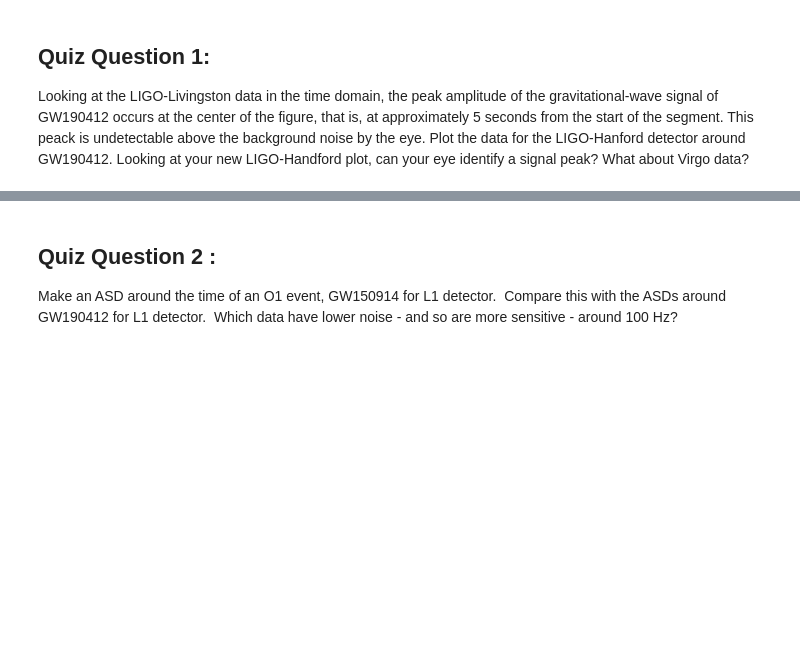
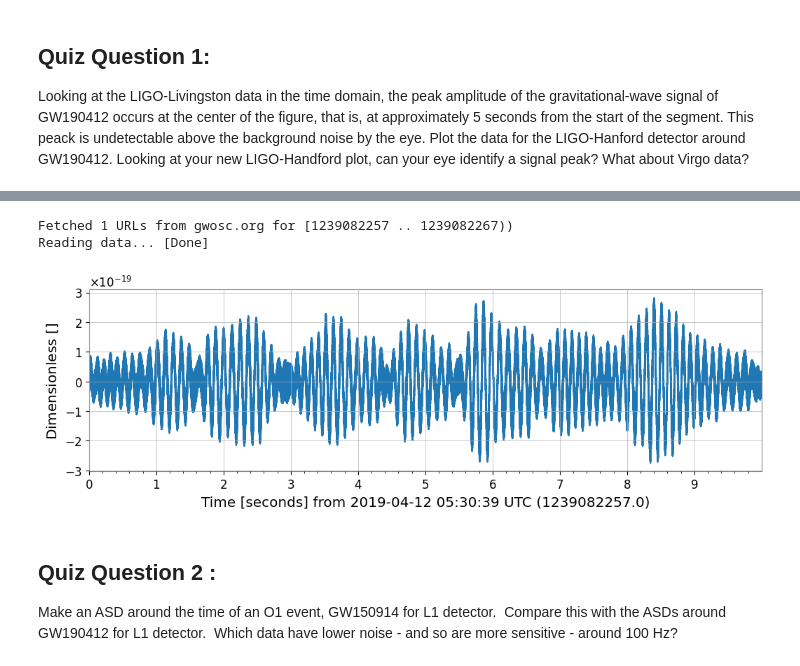
Before and after one commit to SamInsley/odw-2023, a Jupyter notebook: Tutorials/Day_1/Tuto_1.2_Open_Data_access_with_GWpy.ipynb, the cells around one changed output, grey strips where cells are left out. Saved outputs shown, nothing was run; the diff lists cells and outputs as text; code cells hidden in the pictures; blank space fills up the shorter version.

```diff
--- a/Tutorials/Day_1/Tuto_1.2_Open_Data_access_with_GWpy.ipynb
+++ b/Tutorials/Day_1/Tuto_1.2_Open_Data_access_with_GWpy.ipynb
@@ -249,3 +271,10 @@ Looking at the LIGO-Livingston data in the time domain, the peak amplitude of th
+# %%
+vdata = TimeSeries.fetch_open_data('V1', *segment, verbose=True)
+plotv = vdata.plot()
+# %% [output]
+Fetched 1 URLs from gwosc.org for [1239082257 .. 1239082267))
+Reading data... [Done]
+[figure, added]
 # %% [markdown]
 ## Quiz Question 2 :
 
```
Also changed, not shown: parts of 5 cells of this notebook.
